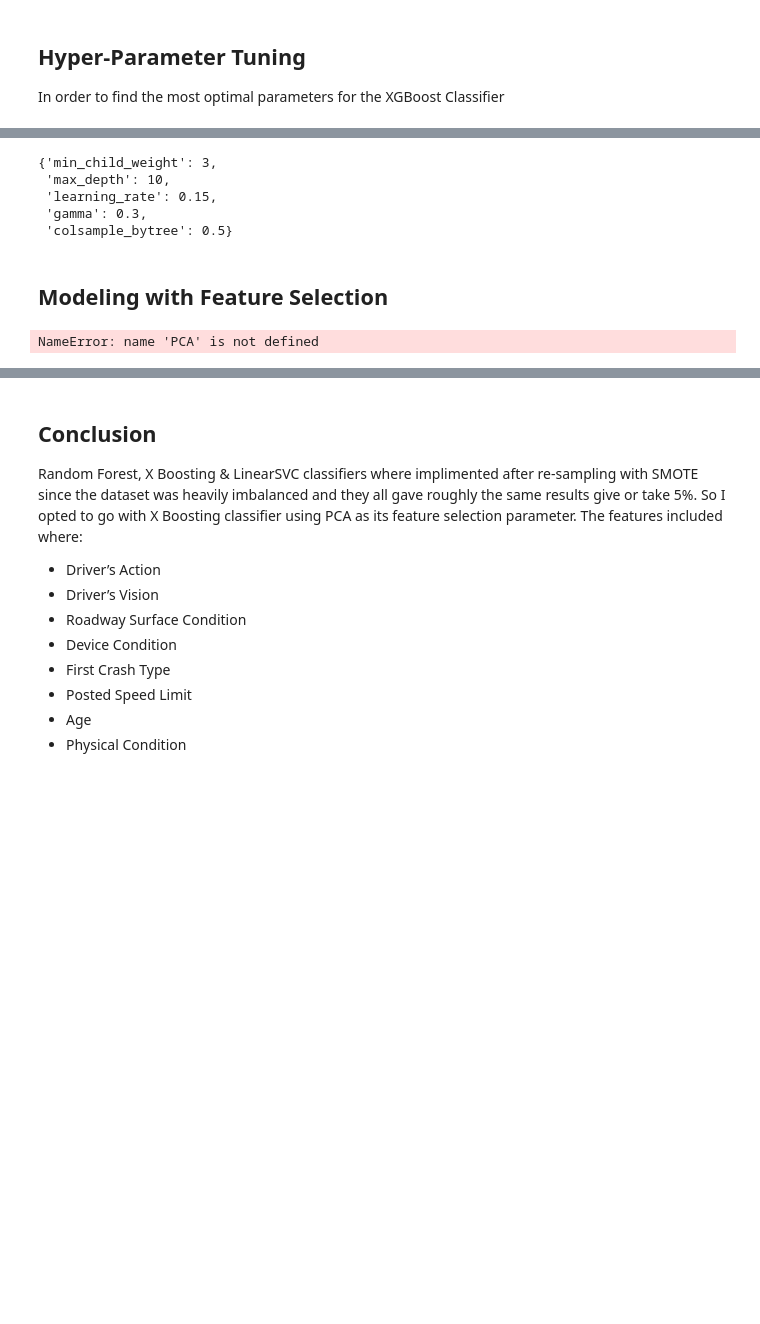
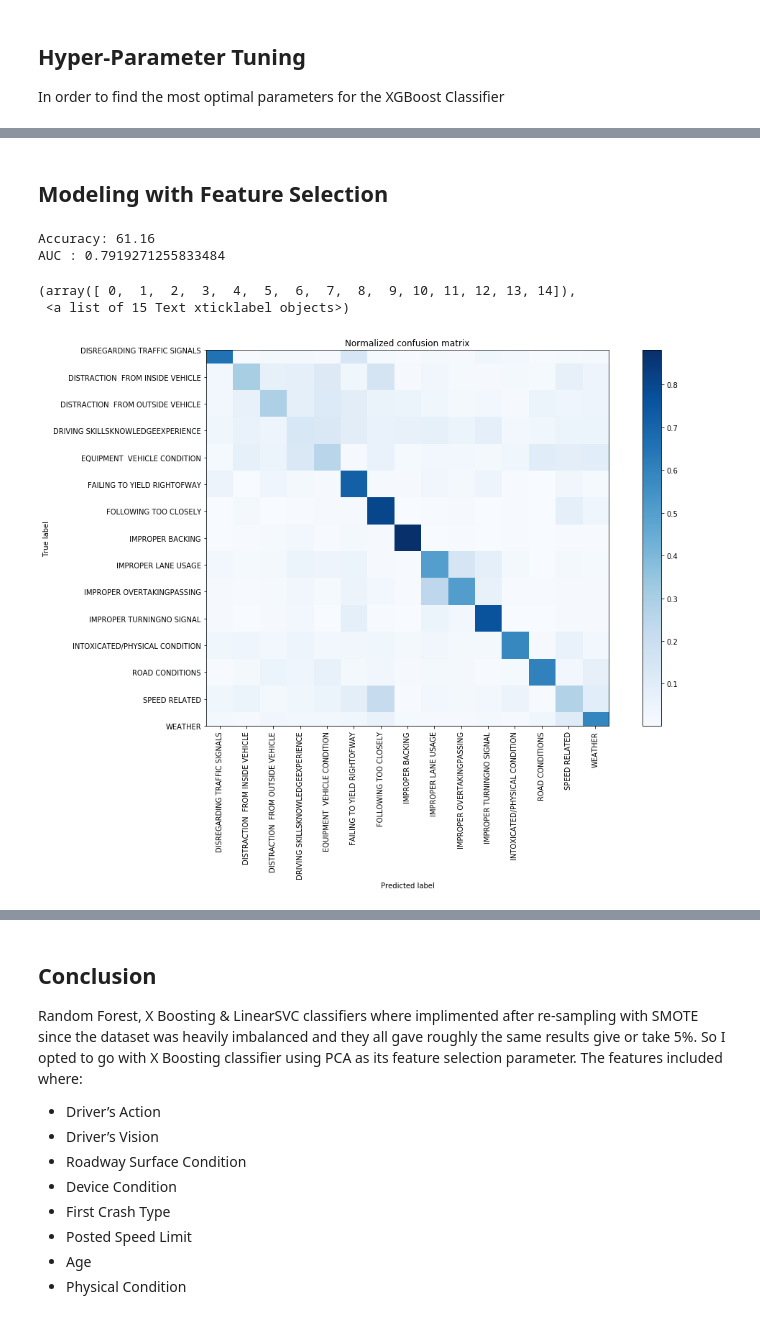
Before and after one commit to arithescientist/chicago_primary_cause_of-caraccidents, a Jupyter notebook: student.ipynb, the cells around one changed output, grey strips where cells are left out. Cells and saved outputs as stored; diff of their text form; code cells hidden in the pictures; blank space fills up the shorter version.

```diff
--- a/student.ipynb
+++ b/student.ipynb
@@ -479,7 +282,7 @@ dx.drop(dx.columns[dx.columns.str.contains('unnamed', case = False)],axis = 1, i
 
 
 CL =['CAUSE OF ACCIDENT','DRIVER VISION', 'DRIVER ACTION','SPEED LIMIT', 'AGE', 'PHYSICAL CONDITION',
-       'ROADWAY CONDITION','DEVICE CONDITION']
+       'ROADWAY CONDITION','DEVICE CONDITION', 'FIRST CRASH TYPE']
 
 
 
@@ -488,7 +291,7 @@ dm = d
 
 
 dd=pd.get_dummies(dm, columns= ['DRIVER VISION', 'DRIVER ACTION','PHYSICAL CONDITION',
-       'ROADWAY CONDITION','DEVICE CONDITION'], drop_first=True)
+       'ROADWAY CONDITION','DEVICE CONDITION', 'FIRST CRASH TYPE'], drop_first=True)
 # %%
 # dd=pd.get_dummies(dm, columns= ['DRIVER VISION', 'DRIVER ACTION','PHYSICAL CONDITION',
 #        'ROADWAY CONDITION','DEVICE CONDITION','FIRST CRASH TYPE'], drop_first=True)
@@ -569,11 +343,5 @@ Fitting 5 folds for each of 5 candidates, totalling 25 fits
 # %%
 random_search.best_params_
-# %% [output]
-{'min_child_weight': 3,
- 'max_depth': 10,
- 'learning_rate': 0.15,
- 'gamma': 0.3,
- 'colsample_bytree': 0.5}
 # %%
 random_search.best_params_
 # %% [markdown]
@@ -581,25 +349,29 @@ random_search.best_params_
 # %%
 ## X Boosting ##
 feature_selection=PCA()
-clf= xgb.XGBClassifier(objective='multi:softmax',num_class=14, subsample= 0.7, random_state=42,
+clf= XGBClassifier(objective='multi:softmax',num_class=14, subsample= 0.7, random_state=42,
                     min_child_weight= 3, max_depth= 10, learning_rate= 0.15, gamma=0.3,colsample_bytree= 0.5)
 
 xgb = make_pipeline_imb(feature_selection,clf)
 xgb.fit(X_train, y_train.values.ravel())
 y_pred = xgb.predict(X_test)
 
 acc_xgb = round(accuracy_score(y_pred, y_test) * 100, 2)
 print('Accuracy: {} '.format(acc_xgb))
 print('AUC : {}'.format(multiclass_roc_auc_score(y_test, y_pred)))
 
 cm = confusion_matrix(y_test, y_pred)
 dummies = pd.get_dummies(dx['CAUSE OF ACCIDENT']) # Classification
 name = dummies.columns
 
 #Normalized CM
 cm_normalized = cm.astype('float') / cm.sum(axis=1)[:, np.newaxis]
 fig, ax = plt.subplots(figsize=(15, 10))
 plot_confusion_matrix(cm_normalized, name,title='Normalized confusion matrix')
 plt.xticks(rotation=90)
 # %% [output]
-NameError: name 'PCA' is not defined
+Accuracy: 61.16
+AUC : 0.7919271255833484
+(array([ 0,  1,  2,  3,  4,  5,  6,  7,  8,  9, 10, 11, 12, 13, 14]),
+ <a list of 15 Text xticklabel objects>)
+[figure, added]
```
Also changed, not shown: parts of 48 cells of this notebook, 3 other files.
